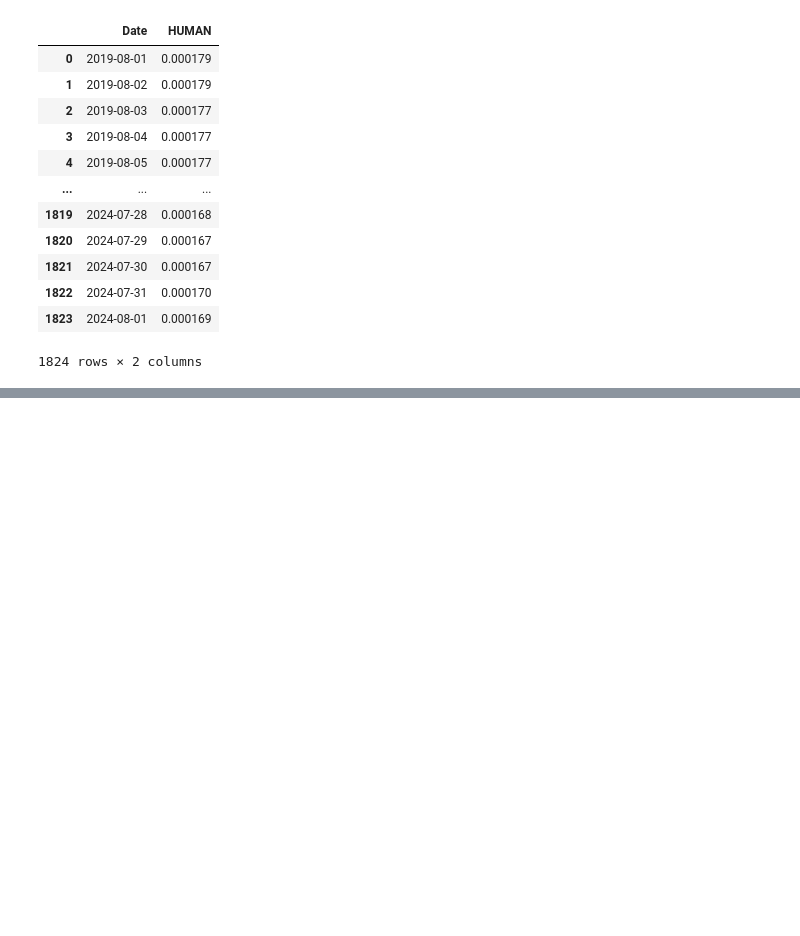
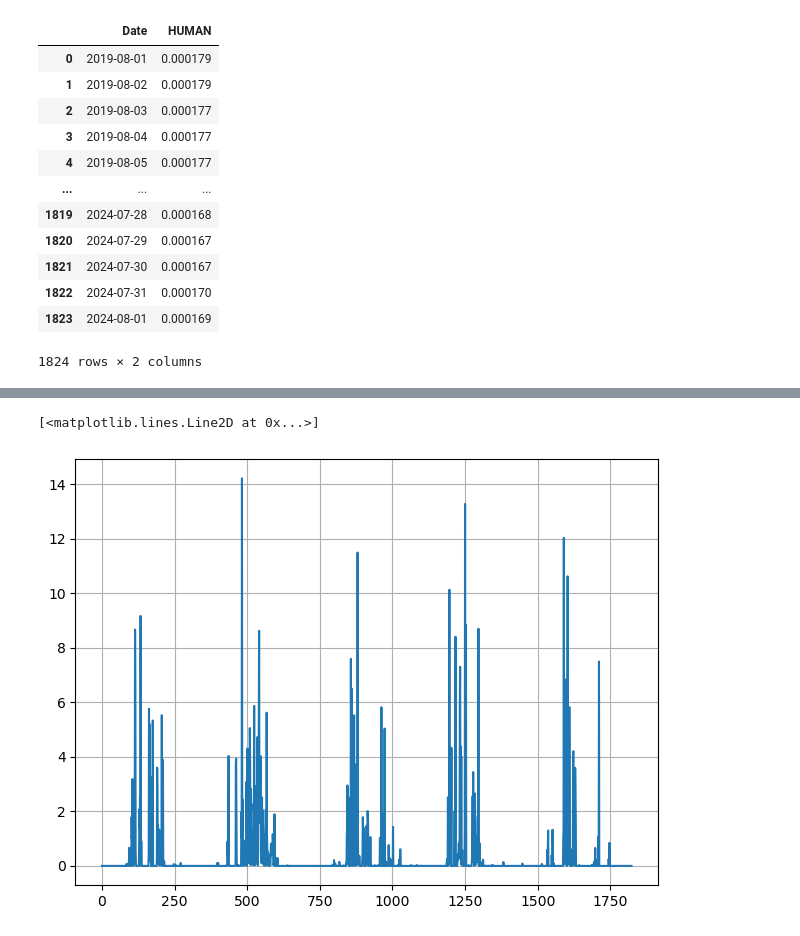
Before and after one commit to camicocozza/MDP_CODE, a Jupyter notebook: WATER BALANCE/DISTRIBUTED.ipynb, the cells around one changed output, grey strips where cells are left out. Saved outputs shown, nothing was run; the diff lists cells and outputs as text; code cells hidden in the pictures; blank space fills up the shorter version.

```diff
--- a/WATER BALANCE/DISTRIBUTED.ipynb
+++ b/WATER BALANCE/DISTRIBUTED.ipynb
@@ -147,14 +147,14 @@ HUMAN=df3['HUMAN']
 
 
                   #        Imax    Lp    Sumax  beta  Pmax Kf
-ParPlateau_cl   = np.array([1.5, 0.0005, 17.40, 0.95, 15, 1])
-ParPlateau_un   = np.array([5, 0.0005, 17.40, 0.95, 30, 1])
+ParPlateau_cl   = np.array([1.5, 0.07, 17, 1, 2, 0.25])
+ParPlateau_un   = np.array([5, 0.07, 17, 1, 3, 0.25])
                   #        Imax    Lp    Sumax  beta, D, Pmax, Kf
-ParHillslope_cl = np.array([1.5, 0.0005, 321.99, 0.99, 4, 15,1])
-ParHillslope_un = np.array([5, 0.0005, 321.99, 0.99, 4, 30,1])
+ParHillslope_cl = np.array([1.5, 0.07, 17, 1, 4, 2,0.25])
+ParHillslope_un = np.array([5, 0.07, 17, 1, 4, 3,1])
                   #        Imax    Lp   Sumax, beta Cmax,Pmax, Kf
-ParWetland_cl   = np.array([1.5, 0.0005, 53.25, 0.70, 4, 15, 1])
-ParWetland_un   = np.array([5, 0.0005, 53.25, 0.70, 4, 30, 1])
+ParWetland_cl   = np.array([1.5, 0.07, 17, 1, 4, 2, 0.25])
+ParWetland_un   = np.array([5, 0.07, 17, 1, 4, 3, 0.25])
                           # Ks   Tlag
 ParCatchment = np.array([0.0005, 2.21])
 
@@ -162,7 +162,7 @@ ParCatchment = np.array([0.0005, 2.21])
 landscape_per= np.array([hillslope_cl_per, wetland_cl_per, plateau_cl_per, hillslope_un_per, wetland_un_per, plateau_un_per])
 
 
-WB = FLEXtopo(ParPlateau_cl, ParHillslope_cl, ParWetland_cl, ParPlateau_un, ParHillslope_un, ParWetland_un, ParCatchment, PRCP, POT_EV, HUMAN, landscape_per)
+WB, Si, Su, Sf, Ss, Si_cl, Si_un, Qufdt, Eadt = FLEXtopo(ParPlateau_cl, ParHillslope_cl, ParWetland_cl, ParPlateau_un, ParHillslope_un, ParWetland_un, ParCatchment, PRCP, POT_EV, HUMAN, landscape_per)
 
 
 #plt.plot(range(0,len(Qo)),Qo)
@@ -174,0 +191,5 @@ print(WB[0])
+# %%
+plt.plot(Eadt)
+# %% [output]
+[<matplotlib.lines.Line2D at 0x...>]
+[figure, added]
```
Also changed, not shown: parts of 10 cells of this notebook, 9 other files.
